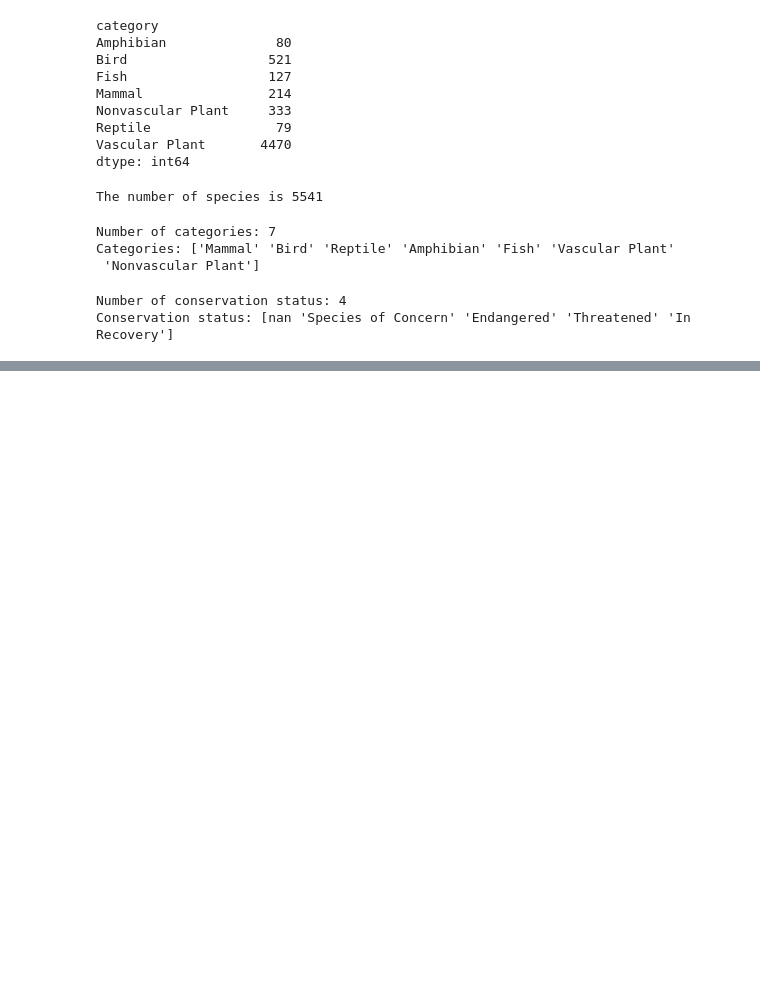
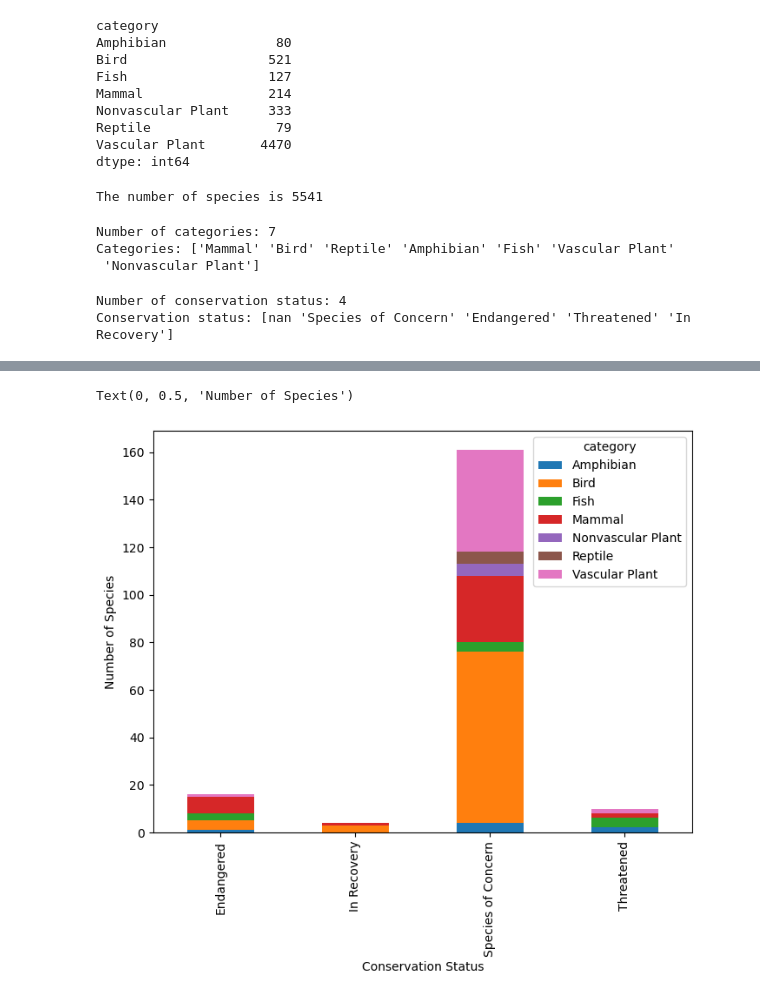
Before and after one commit to edumaedaa/Biodiversity-in-National-Parks, a Jupyter notebook: biodiversity_starter/biodiversity.ipynb, the cells around one changed output, grey strips where cells are left out. Cells and saved outputs as stored; diff of their text form; code cells hidden in the pictures; blank space fills up the shorter version.

```diff
--- a/biodiversity_starter/biodiversity.ipynb
+++ b/biodiversity_starter/biodiversity.ipynb
@@ -53,0 +68,3 @@ Conservation status: [nan 'Species of Concern' 'Endangered' 'Threatened' 'In Rec
+# %%
+df_species.fillna("No Intervation", inplace=True)
+df_species.groupby("conservation_status").size()
@@ -53,0 +79,4 @@ Conservation status: [nan 'Species of Concern' 'Endangered' 'Threatened' 'In Rec
+# %%
+conservationCategory  = df_species[df_species["conservation_status"] != "No Intervation"]\
+.groupby(["conservation_status","category"])['scientific_name'].count().unstack()
+conservationCategory
@@ -53,0 +90,7 @@ Conservation status: [nan 'Species of Concern' 'Endangered' 'Threatened' 'In Rec
+# %%
+ax = conservationCategory.plot(kind='bar', stacked=True, figsize=(8,6))
+ax.set_xlabel("Conservation Status")
+ax.set_ylabel("Number of Species")
+# %% [output]
+Text(0, 0.5, 'Number of Species')
+[figure, added]
```
Also changed, not shown: parts of 8 cells of this notebook.
